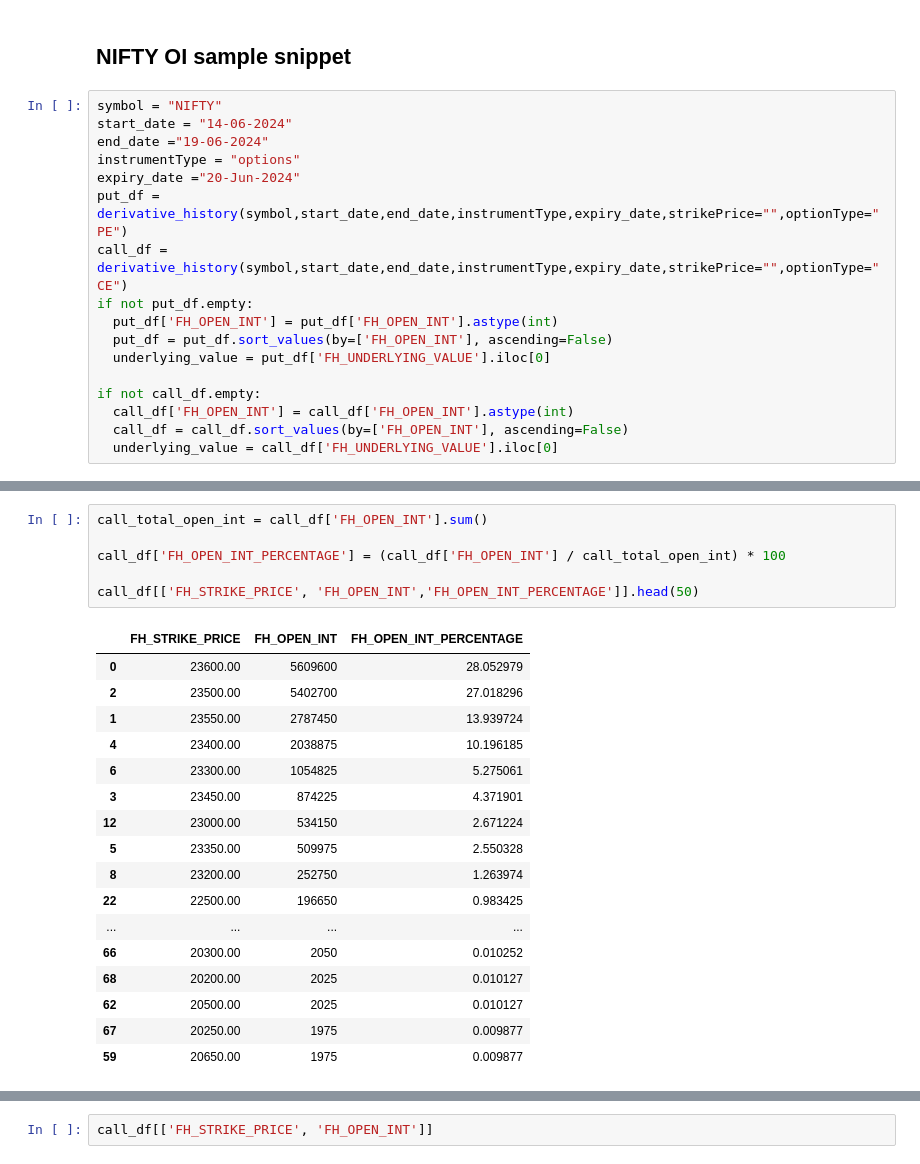
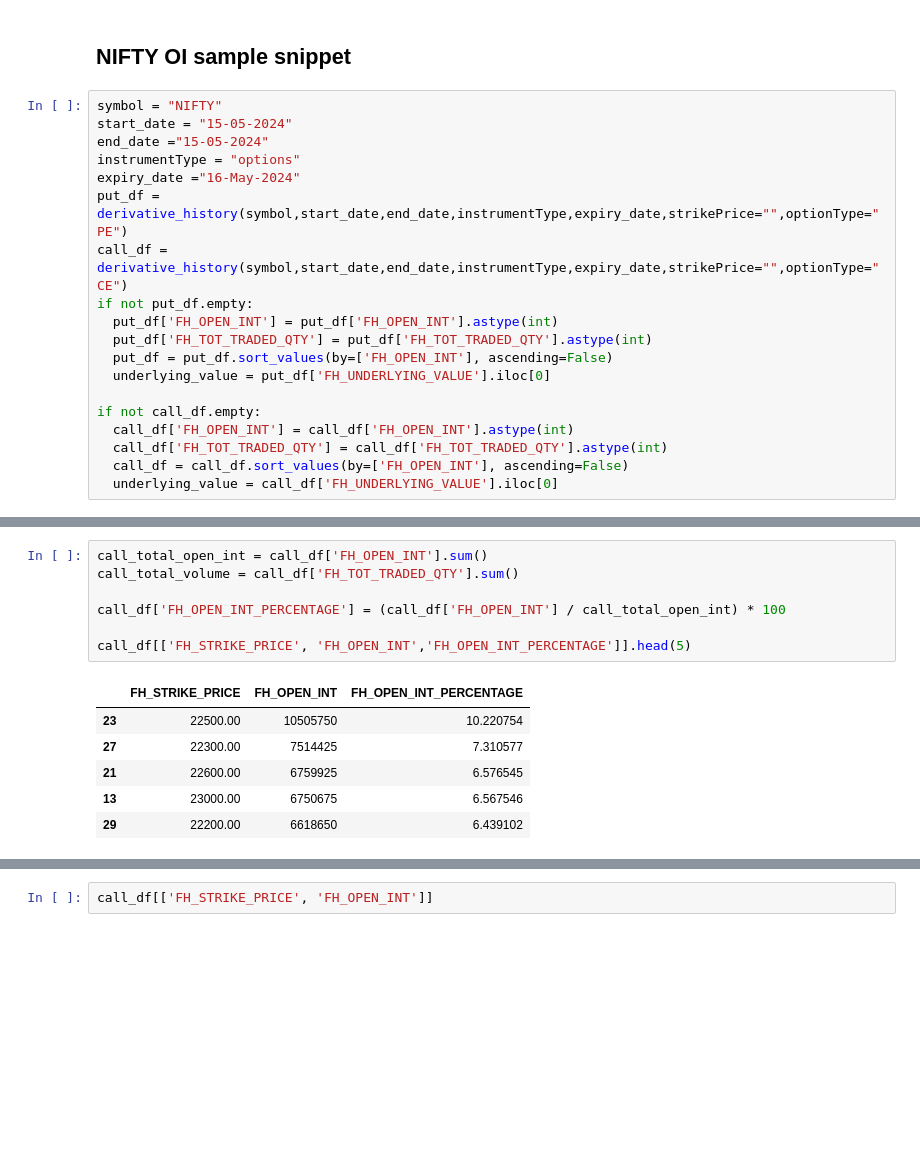
Before and after one commit to bala-ceg/backtest-strategies, a Jupyter notebook: weeklyexpiry_prediction.ipynb, the cells around one changed output, grey strips where cells are left out. Saved outputs shown, nothing was run; the diff lists cells and outputs as text; blank space fills up the shorter version.

```diff
--- a/weeklyexpiry_prediction.ipynb
+++ b/weeklyexpiry_prediction.ipynb
@@ -10,18 +10,20 @@ from nsepython import *
 ## NIFTY OI sample snippet
 # %%
 symbol = "NIFTY"
-start_date = "14-06-2024"
-end_date ="19-06-2024"
+start_date = "15-05-2024"
+end_date ="15-05-2024"
 instrumentType = "options"
-expiry_date ="20-Jun-2024"
+expiry_date ="16-May-2024"
 put_df = derivative_history(symbol,start_date,end_date,instrumentType,expiry_date,strikePrice="",optionType="PE")
 call_df = derivative_history(symbol,start_date,end_date,instrumentType,expiry_date,strikePrice="",optionType="CE")
 if not put_df.empty:
   put_df['FH_OPEN_INT'] = put_df['FH_OPEN_INT'].astype(int)
+  put_df['FH_TOT_TRADED_QTY'] = put_df['FH_TOT_TRADED_QTY'].astype(int)
   put_df = put_df.sort_values(by=['FH_OPEN_INT'], ascending=False)
   underlying_value = put_df['FH_UNDERLYING_VALUE'].iloc[0]
 
 if not call_df.empty:
   call_df['FH_OPEN_INT'] = call_df['FH_OPEN_INT'].astype(int)
+  call_df['FH_TOT_TRADED_QTY'] = call_df['FH_TOT_TRADED_QTY'].astype(int)
   call_df = call_df.sort_values(by=['FH_OPEN_INT'], ascending=False)
   underlying_value = call_df['FH_UNDERLYING_VALUE'].iloc[0]
@@ -58,27 +74,17 @@ row_with_max_open_int['FH_OPEN_INT']
 # %%
 call_total_open_int = call_df['FH_OPEN_INT'].sum()
+call_total_volume = call_df['FH_TOT_TRADED_QTY'].sum()
 
 call_df['FH_OPEN_INT_PERCENTAGE'] = (call_df['FH_OPEN_INT'] / call_total_open_int) * 100
 
-call_df[['FH_STRIKE_PRICE', 'FH_OPEN_INT','FH_OPEN_INT_PERCENTAGE']].head(50)
+call_df[['FH_STRIKE_PRICE', 'FH_OPEN_INT','FH_OPEN_INT_PERCENTAGE']].head(5)
 # %% [output]
 |  | FH_STRIKE_PRICE | FH_OPEN_INT | FH_OPEN_INT_PERCENTAGE |
-| 0 | 23600.00 | 5609600 | 28.052979 |
-| 2 | 23500.00 | 5402700 | 27.018296 |
-| 1 | 23550.00 | 2787450 | 13.939724 |
-| 4 | 23400.00 | 2038875 | 10.196185 |
-| 6 | 23300.00 | 1054825 | 5.275061 |
-| 3 | 23450.00 | 874225 | 4.371901 |
-| 12 | 23000.00 | 534150 | 2.671224 |
-| 5 | 23350.00 | 509975 | 2.550328 |
-| 8 | 23200.00 | 252750 | 1.263974 |
-| 22 | 22500.00 | 196650 | 0.983425 |
-| ... | ... | ... | ... |
-| 66 | 20300.00 | 2050 | 0.010252 |
-| 68 | 20200.00 | 2025 | 0.010127 |
-| 62 | 20500.00 | 2025 | 0.010127 |
-| 67 | 20250.00 | 1975 | 0.009877 |
-| 59 | 20650.00 | 1975 | 0.009877 |
+| 23 | 22500.00 | 10505750 | 10.220754 |
+| 27 | 22300.00 | 7514425 | 7.310577 |
+| 21 | 22600.00 | 6759925 | 6.576545 |
+| 13 | 23000.00 | 6750675 | 6.567546 |
+| 29 | 22200.00 | 6618650 | 6.439102 |
 # %%
 call_df['FH_STRIKE_PRICE'] = call_df['FH_STRIKE_PRICE'].astype(float)
 call_df['ABS_DIFF'] = abs(call_df['FH_STRIKE_PRICE'] - float(underlying_value))
```
Also changed, not shown: parts of 12 cells of this notebook.
